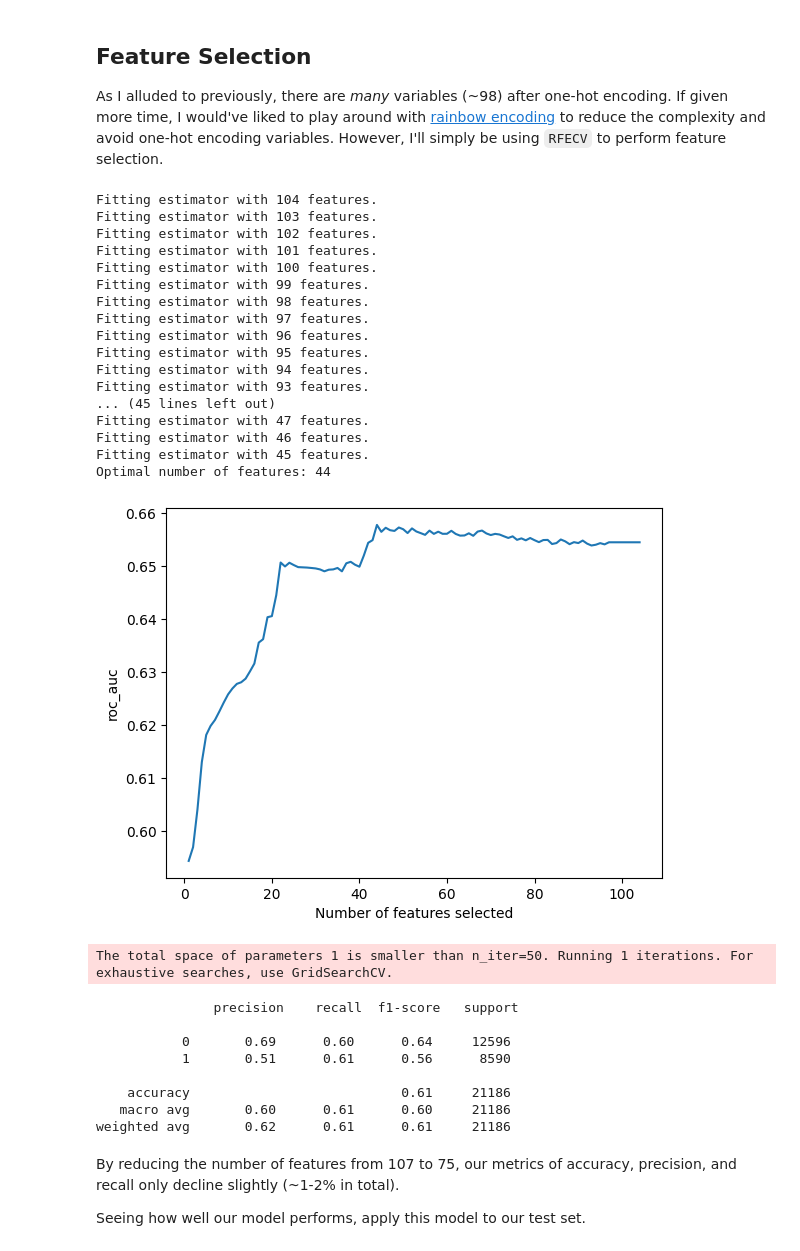
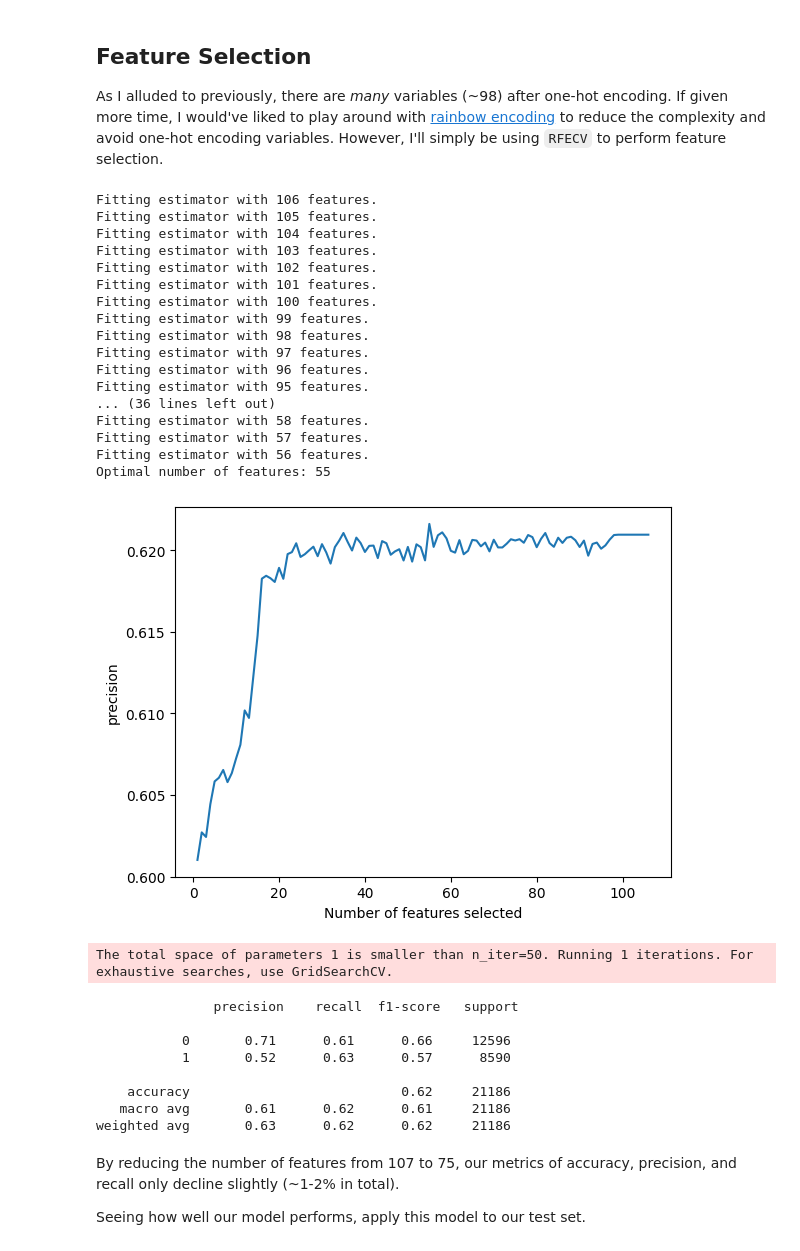
Before and after one commit to linusscjen/ln-flight-analysis, a Jupyter notebook: src/model/model_data_test.ipynb, the cells around one changed output. Drawn from its saved outputs; the diff is of its cells as text; code cells hidden in the pictures.

Commit message:
More EDA and modeling

```diff
--- a/src/model/model_data_test.ipynb
+++ b/src/model/model_data_test.ipynb
@@ -71,14 +72,13 @@ def model_xgboost(x_train, y_train, metric="roc_auc", tune=False):
     # Create instance of model
     estimator = XGBClassifier(objective="binary:logistic",
                               random_state=5)
-    # kappa = metric
+    kappa = metric
     xgb_model_tuned = RandomizedSearchCV(
         estimator=estimator,
         param_distributions=xgb_grid,
-        # kappa=kappa,
         n_iter=50,
         cv=5,
-        scoring="roc_auc",
+        scoring=kappa,
         random_state=101,
         n_jobs=-1
     )
@@ -88,6 +88,11 @@ def model_xgboost(x_train, y_train, metric="roc_auc", tune=False):
     return xgb_model_tuned
 
 
+def model_log_reg(x_train, y_train, **kwargs):
+    clf = LogisticRegression(random_state=5, **kwargs).fit(x_train, y_train)
+    return clf
+
+
 # Evaluation
 def evaluate(model, x, y):
     y_pred = model.predict(x)
@@ -111,3 +113,14 @@ sub_data = raw_data.filter(["sched_dep_time", "sched_arr_time", "origin", "dest"
+# %%
+# Select specific columns
+sub_data = raw_data.filter(["sched_dep_time", "sched_arr_time", "origin", "distance", "carrier", "flight", "lateflight"], axis=1)
+
+# Add in the % of flights that are late by carrier
+carrier_late = load_pickle(Path(os.getcwd()).parents[0].joinpath("eda", "carrier_late.pkl")).reset_index().drop(["sum", "count"], axis=1)
+flight_num_perc_late = load_pickle(Path(os.getcwd()).parents[0].joinpath("eda", "flight_num_perc_late.pkl")).reset_index().drop(["sum", "count"], axis=1)
+
+# Connect back to sub_data
+sub_data = pd.merge(sub_data, carrier_late, on="carrier", how="left").drop(["carrier"], axis=1).rename(columns={"percent_late": "carrier_perc_late"})
+sub_data = pd.merge(sub_data, flight_num_perc_late, on="flight", how="left").drop(["flight"], axis=1).rename(columns={"percent_late": "flight_num_perc_late"})
 # %% [markdown]
 ## Split Data
 
@@ -181,41 +208,41 @@ Our model performs shockingly well, getting a precision of 0.95 (far higher than
 
 As I alluded to previously, there are *many* variables (~98) after one-hot encoding. If given more time, I would've liked to play around with [rainbow encoding](https://towardsdatascience.com/hidden-data-science-gem-rainbow-method-for-label-encoding-dfd69f4711e1) to reduce the complexity and avoid one-hot encoding variables. However, I'll simply be using `RFECV` to perform feature selection.
 # %%
-sel_feats = select_features(x_train_s, y_train_s)
+sel_feats = select_features(x_train_s, y_train_s, metric="precision")
 x_train_sel = x_train_s[sel_feats]
 y_train_sel = y_train_s
 
 # Run model with less features
 xgb_model_sel = model_xgboost(x_train_sel, y_train_sel)
 evaluate(xgb_model_sel, x_val[sel_feats], y_val)
 # %% [output]
+Fitting estimator with 106 features.
+Fitting estimator with 105 features.
 Fitting estimator with 104 features.
 Fitting estimator with 103 features.
 Fitting estimator with 102 features.
 Fitting estimator with 101 features.
 Fitting estimator with 100 features.
 Fitting estimator with 99 features.
 Fitting estimator with 98 features.
 Fitting estimator with 97 features.
 Fitting estimator with 96 features.
 Fitting estimator with 95 features.
-Fitting estimator with 94 features.
-Fitting estimator with 93 features.
-... (45 lines left out)
-Fitting estimator with 47 features.
-Fitting estimator with 46 features.
-Fitting estimator with 45 features.
-Optimal number of features: 44
+... (36 lines left out)
+Fitting estimator with 58 features.
+Fitting estimator with 57 features.
+Fitting estimator with 56 features.
+Optimal number of features: 55
-[figure, old version]
+[figure, new version]
 The total space of parameters 1 is smaller than n_iter=50. Running 1 iterations. For exhaustive searches, use GridSearchCV.
                precision    recall  f1-score   support
 
-           0       0.69      0.60      0.64     12596
-           1       0.51      0.61      0.56      8590
+           0       0.71      0.61      0.66     12596
+           1       0.52      0.63      0.57      8590
 
-    accuracy                           0.61     21186
-   macro avg       0.60      0.61      0.60     21186
-weighted avg       0.62      0.61      0.61     21186
+    accuracy                           0.62     21186
+   macro avg       0.61      0.62      0.61     21186
+weighted avg       0.63      0.62      0.62     21186
 # %% [markdown]
 By reducing the number of features from 107 to 75, our metrics of accuracy, precision, and recall only decline slightly (~1-2% in total).
 
```
Also changed, not shown: parts of 6 cells of this notebook, 3 other files.
